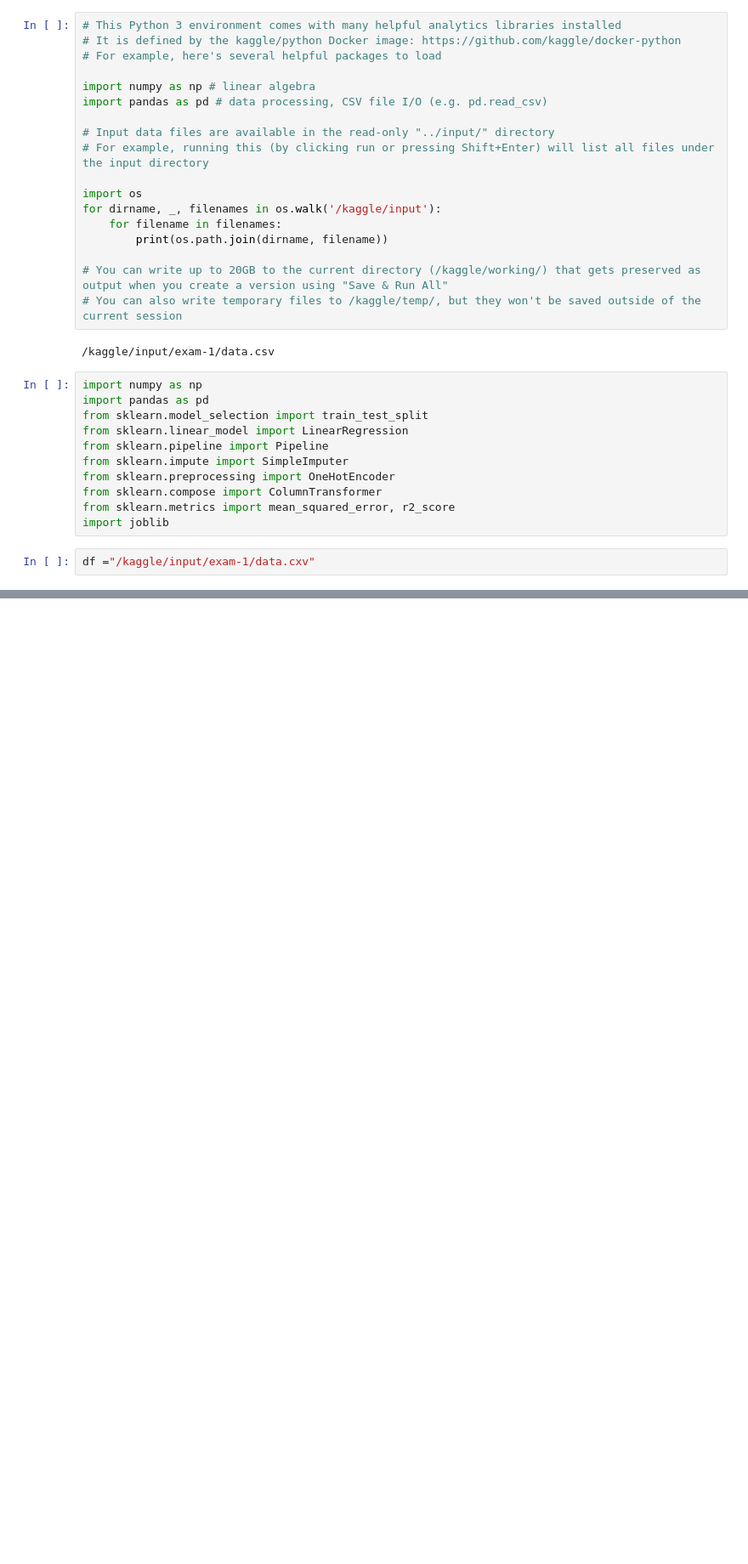
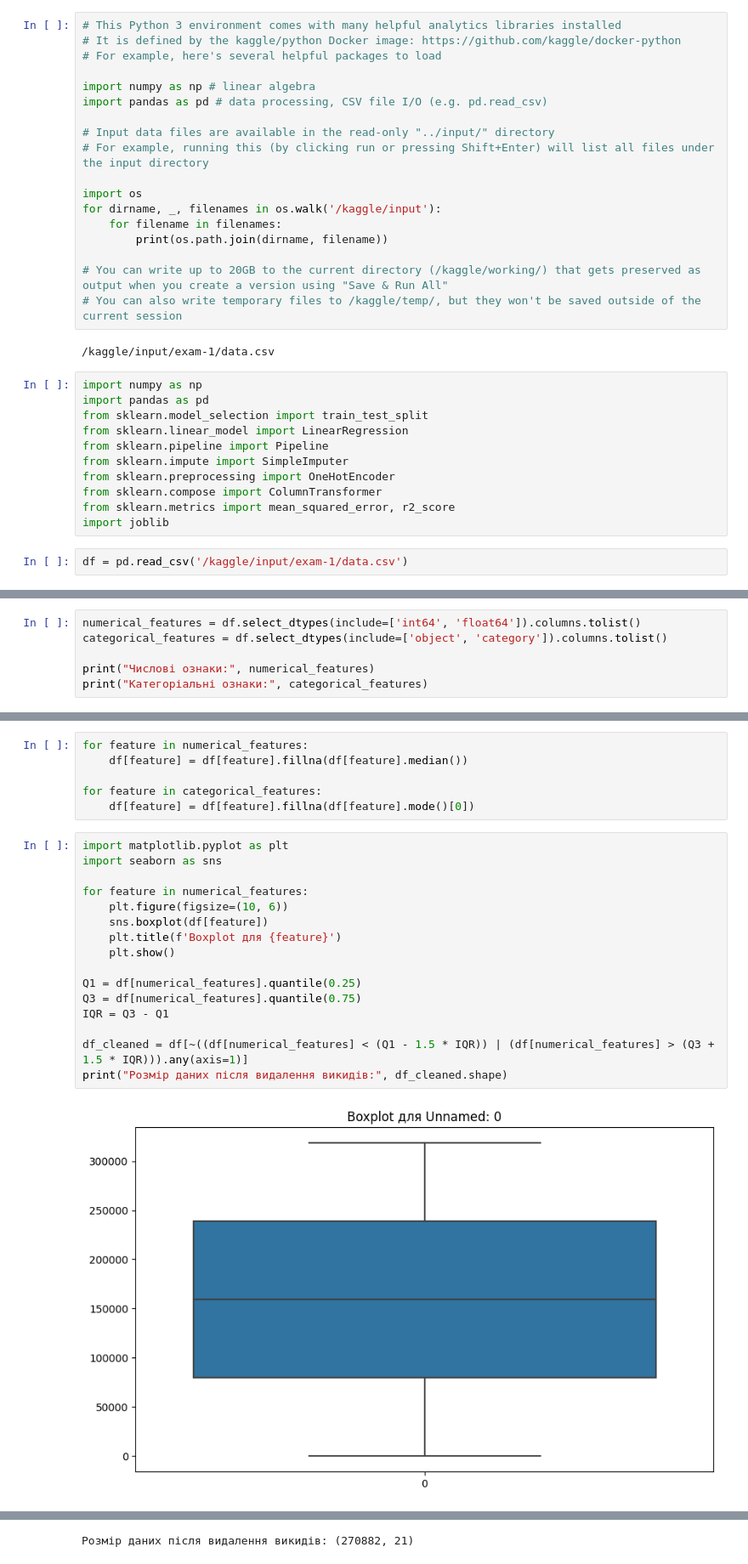
Before and after one commit to HromovAndrey/II_Examen_1, a Jupyter notebook: notebook83cce240c5.ipynb, the cells around one changed output, grey strips where cells are left out. Shown at 85% size. Cells and saved outputs as stored; diff of their text form; blank space fills up the shorter version.

Commit message:
Kaggle Notebook | notebook83cce240c5 | Version 3

```diff
--- a/notebook83cce240c5.ipynb
+++ b/notebook83cce240c5.ipynb
@@ -32,4 +32,4 @@ from sklearn.compose import ColumnTransformer
 from sklearn.metrics import mean_squared_error, r2_score
 import joblib
 # %%
-df ="/kaggle/input/exam-1/data.cxv"
+df = pd.read_csv('/kaggle/input/exam-1/data.csv')
@@ -35,0 +76,6 @@ df ="/kaggle/input/exam-1/data.cxv"
+# %%
+numerical_features = df.select_dtypes(include=['int64', 'float64']).columns.tolist()
+categorical_features = df.select_dtypes(include=['object', 'category']).columns.tolist()
+
+print("Числові ознаки:", numerical_features)
+print("Категоріальні ознаки:", categorical_features)
@@ -35,0 +106,24 @@ df ="/kaggle/input/exam-1/data.cxv"
+# %%
+for feature in numerical_features:
+    df[feature] = df[feature].fillna(df[feature].median())
+
+for feature in categorical_features:
+    df[feature] = df[feature].fillna(df[feature].mode()[0])
+# %%
+import matplotlib.pyplot as plt
+import seaborn as sns
+
+for feature in numerical_features:
+    plt.figure(figsize=(10, 6))
+    sns.boxplot(df[feature])
+    plt.title(f'Boxplot для {feature}')
+    plt.show()
+
+Q1 = df[numerical_features].quantile(0.25)
+Q3 = df[numerical_features].quantile(0.75)
+IQR = Q3 - Q1
+
+df_cleaned = df[~((df[numerical_features] < (Q1 - 1.5 * IQR)) | (df[numerical_features] > (Q3 + 1.5 * IQR))).any(axis=1)]
+print("Розмір даних після видалення викидів:", df_cleaned.shape)
+# %% [output]
+[figure, added]
@@ -35,0 +141 @@ df ="/kaggle/input/exam-1/data.cxv"
+Розмір даних після видалення викидів: (270882, 21)
```
Also changed, not shown: parts of 12 cells of this notebook.
